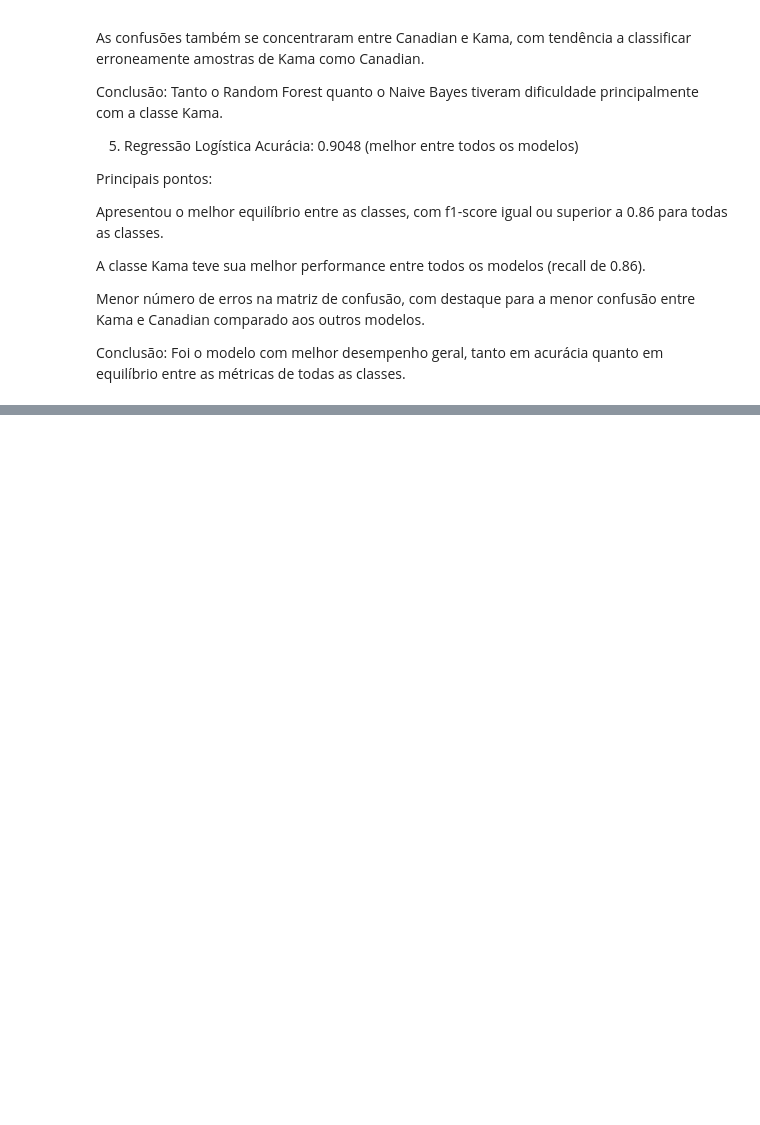
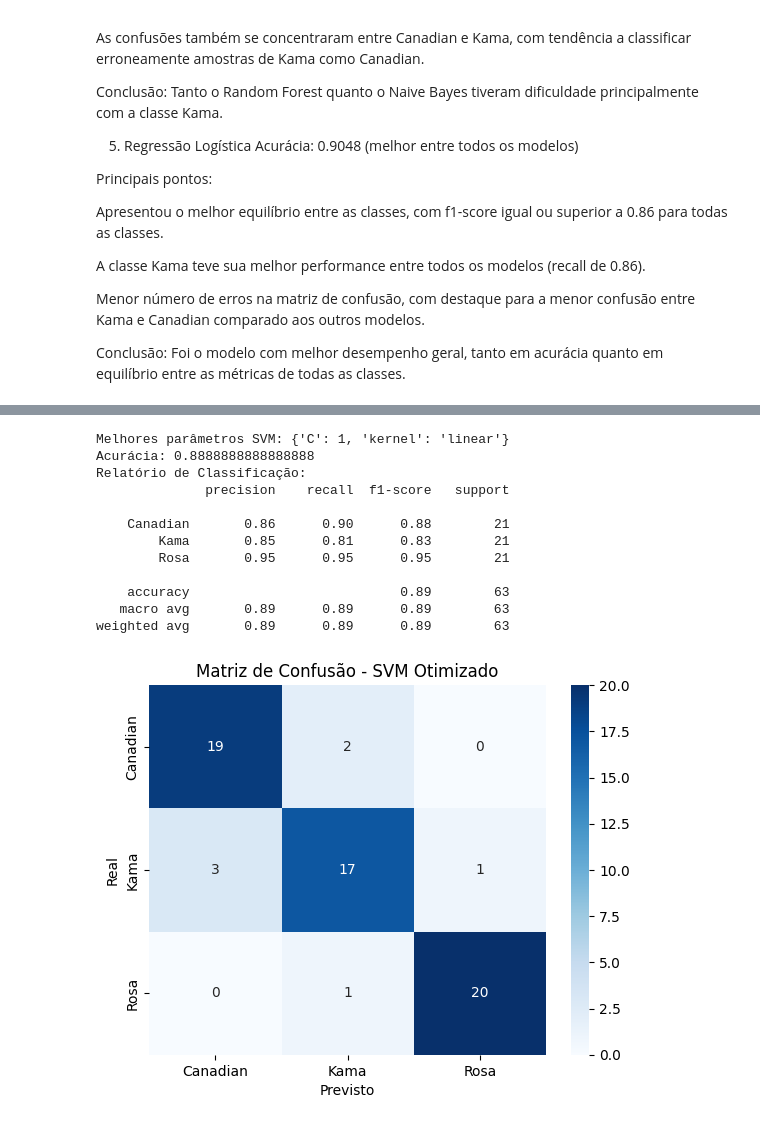
Before and after one commit to Startup-FarmTech-Solutions/Cap3-ImplementandoalgoritmosdeMachineLearningcomScikitlearn, a Jupyter notebook: notebooks/analise_de_graos.ipynb, the cells around one changed output, grey strips where cells are left out. Cells and saved outputs as stored; diff of their text form; code cells hidden in the pictures; blank space fills up the shorter version.

```diff
--- a/notebooks/analise_de_graos.ipynb
+++ b/notebooks/analise_de_graos.ipynb
@@ -397,0 +434,32 @@ Conclusão: Foi o modelo com melhor desempenho geral, tanto em acurácia quanto
+# %%
+# GridSearch para SVM
+param_svm = {'C': [0.1, 1, 10, 100], 'kernel': ['linear', 'rbf', 'poly']}
+grid_svm = GridSearchCV(SVC(), param_svm, cv=5)
+grid_svm.fit(X_train, y_train)
+
+best_svm = grid_svm.best_estimator_
+y_pred_svm = best_svm.predict(X_test)
+
+print("Melhores parâmetros SVM:", grid_svm.best_params_)
+print("Acurácia:", accuracy_score(y_test, y_pred_svm))
+print("Relatório de Classificação:")
+print(classification_report(y_test, y_pred_svm, target_names=le.classes_))
+sns.heatmap(confusion_matrix(y_test, y_pred_svm), annot=True, fmt='d', cmap='Blues', xticklabels=le.classes_, yticklabels=le.classes_)
+plt.title("Matriz de Confusão - SVM Otimizado")
+plt.xlabel("Previsto")
+plt.ylabel("Real")
+plt.show()
+# %% [output]
+Melhores parâmetros SVM: {'C': 1, 'kernel': 'linear'}
+Acurácia: 0.8888888888888888
+Relatório de Classificação:
+              precision    recall  f1-score   support
+
+    Canadian       0.86      0.90      0.88        21
+        Kama       0.85      0.81      0.83        21
+        Rosa       0.95      0.95      0.95        21
+
+    accuracy                           0.89        63
+   macro avg       0.89      0.89      0.89        63
+weighted avg       0.89      0.89      0.89        63
+[figure, added]
```
Also changed, not shown: parts of 5 cells of this notebook.
